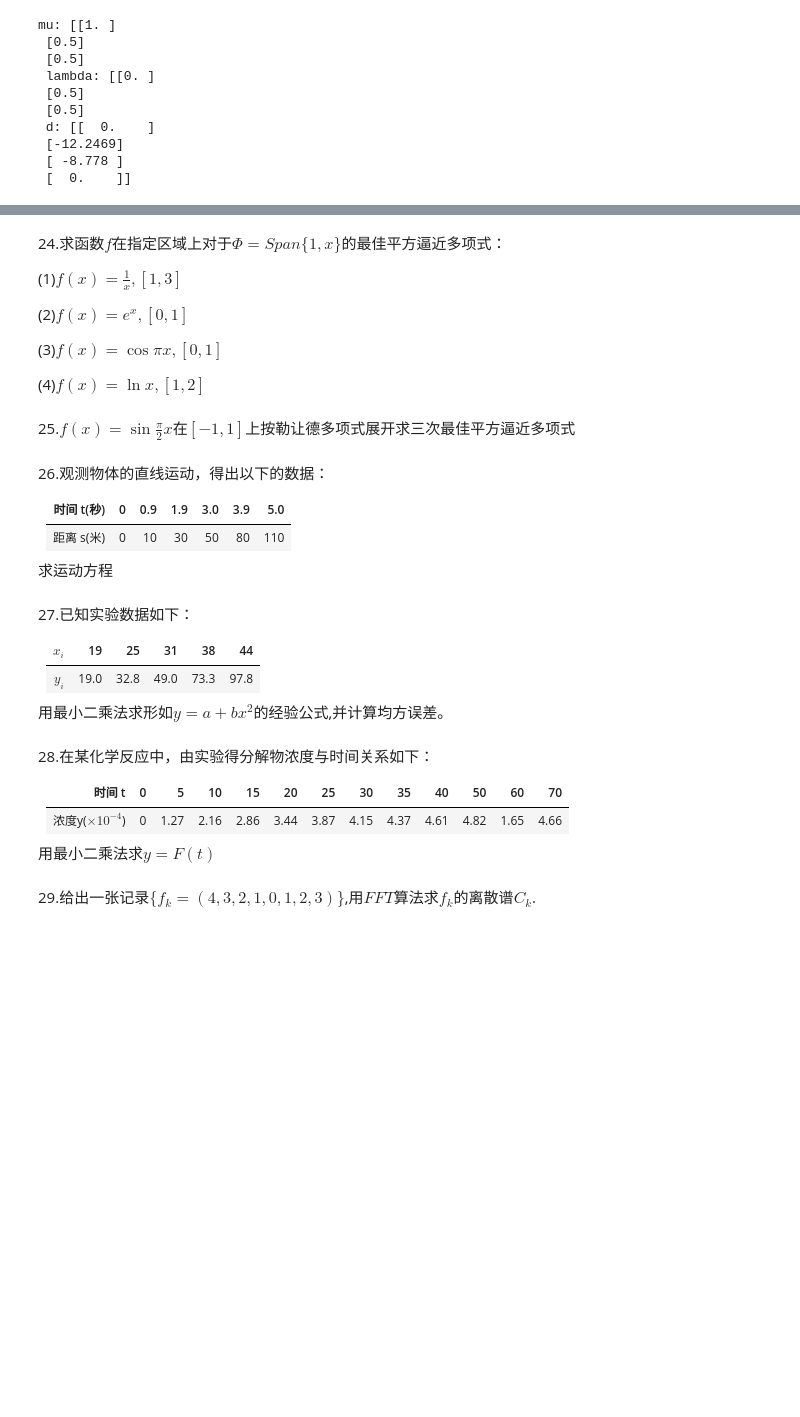
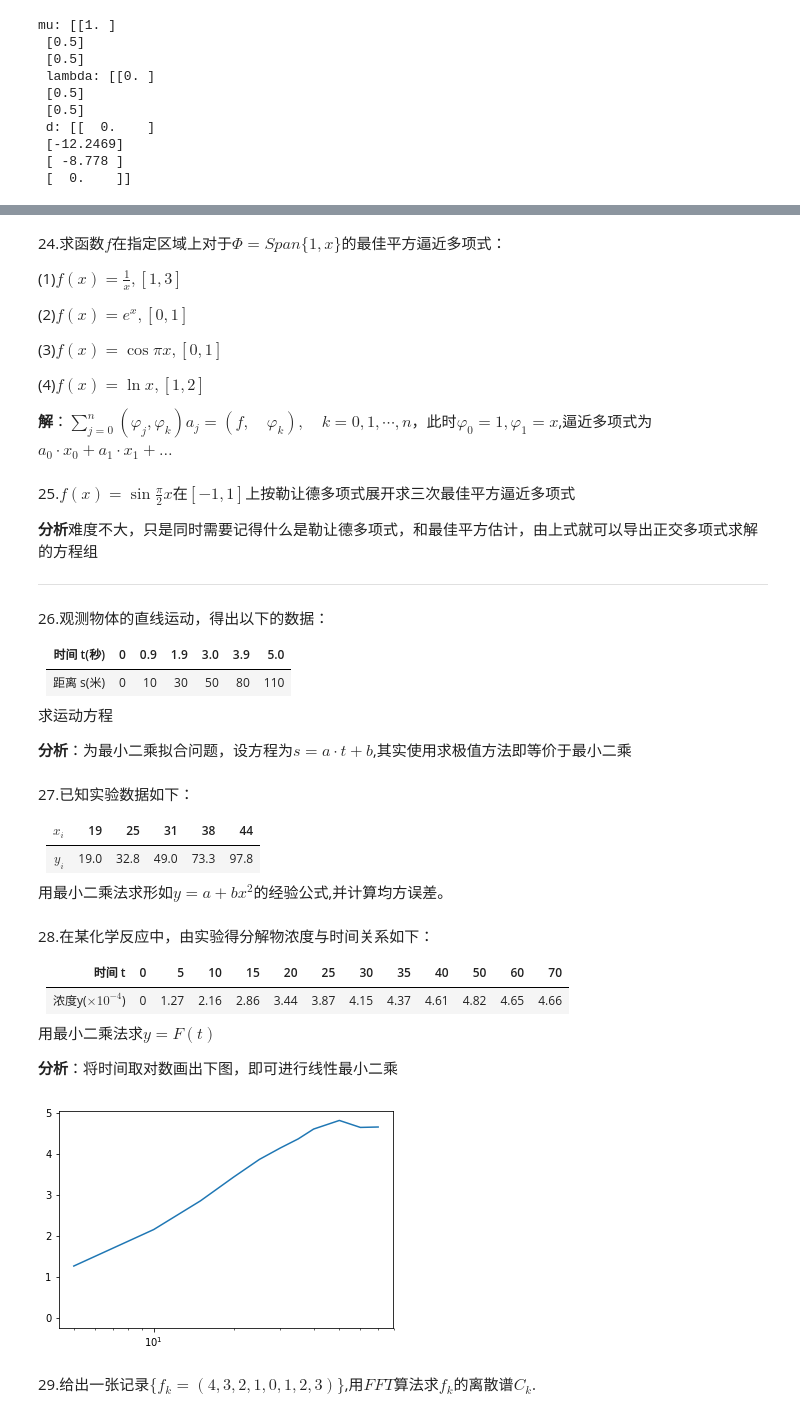
Before and after one commit to lizhemin15/numerical, a Jupyter notebook: ch2/ex2.ipynb, the cells around one changed output, grey strips where cells are left out. Saved outputs shown, nothing was run; the diff lists cells and outputs as text; code cells hidden in the pictures; blank space fills up the shorter version.

```diff
--- a/ch2/ex2.ipynb
+++ b/ch2/ex2.ipynb
@@ -504,8 +541,13 @@ $$(1-x^2)T''_n(x)-xT'_n(x)+n^2T_n(x)=0$$
 (3)$f(x)=\cos \pi x,[0,1]$
 
 (4)$f(x)=\ln x,[1,2]$
+
+**解**：$\sum_{j=0}^{n}\left(\varphi_{j}, \varphi_{k}\right) a_{j}=\left(f, \quad \varphi_{k}\right), \quad k=0,1, \cdots, n$，此时$\varphi_0=1,\varphi_1=x$,逼近多项式为$a_0\cdot x_0+a_1\cdot x_1+\ldots$
 # %% [markdown]
 25.$f(x)=\sin \frac{\pi}{2}x$在$[-1,1]$上按勒让德多项式展开求三次最佳平方逼近多项式
+
+**分析**难度不大，只是同时需要记得什么是勒让德多项式，和最佳平方估计，由上式就可以导出正交多项式求解的方程组
+***
 # %% [markdown]
 26.观测物体的直线运动，得出以下的数据：
 
@@ -514,6 +556,8 @@ $$(1-x^2)T''_n(x)-xT'_n(x)+n^2T_n(x)=0$$
 | 距离 s(米) 	| 0 	| 10 	| 30 	| 50 	| 80 	|110|
 
 求运动方程
+
+**分析**：为最小二乘拟合问题，设方程为$s = a\cdot t+b$,其实使用求极值方法即等价于最小二乘
 # %% [markdown]
 27.已知实验数据如下：
 
@@ -527,9 +571,32 @@ $$(1-x^2)T''_n(x)-xT'_n(x)+n^2T_n(x)=0$$
 
 | 时间 t                  	| 0 	| 5    	| 10   	| 15   	| 20   	| 25   	| 30   	| 35   	| 40   	| 50   	| 60   	| 70   	|
 |-------------------------	|---	|------	|------	|------	|------	|------	|------	|------	|------	|------	|------	|------	|
-| 浓度y($\times 10^{-4}$) 	| 0 	| 1.27 	| 2.16 	| 2.86 	| 3.44 	| 3.87 	| 4.15 	| 4.37 	| 4.61 	| 4.82 	| 1.65 	| 4.66 	|
+| 浓度y($\times 10^{-4}$) 	| 0 	| 1.27 	| 2.16 	| 2.86 	| 3.44 	| 3.87 	| 4.15 	| 4.37 	| 4.61 	| 4.82 	| 4.65 	| 4.66 	|
 
 用最小二乘法求$y=F(t)$
+
+**分析**：将时间取对数画出下图，即可进行线性最小二乘
+# %%
+import numpy as np
+import matplotlib.pyplot as plt
+f = np.array([[0,0],
+             [5,1.27],
+             [10,2.16],
+             [15,2.86],
+             [20,3.44],
+             [25,3.87],
+             [30,4.15],
+             [35,4.37],
+             [40,4.61],
+             [50,4.82],
+             [60,4.65],
+             [70,4.66]])
+xi = f[:,0]
+yi = f[:,1]
+plt.semilogx(xi,yi)
+plt.show()
+# %% [output]
+[figure, added]
 # %% [markdown]
 29.给出一张记录$\{f_k=(4,3,2,1,0,1,2,3)\}$,用$FFT$算法求$f_k$的离散谱$C_k$.
 # %% [markdown]
```
Also changed, not shown: parts of 10 cells of this notebook.
